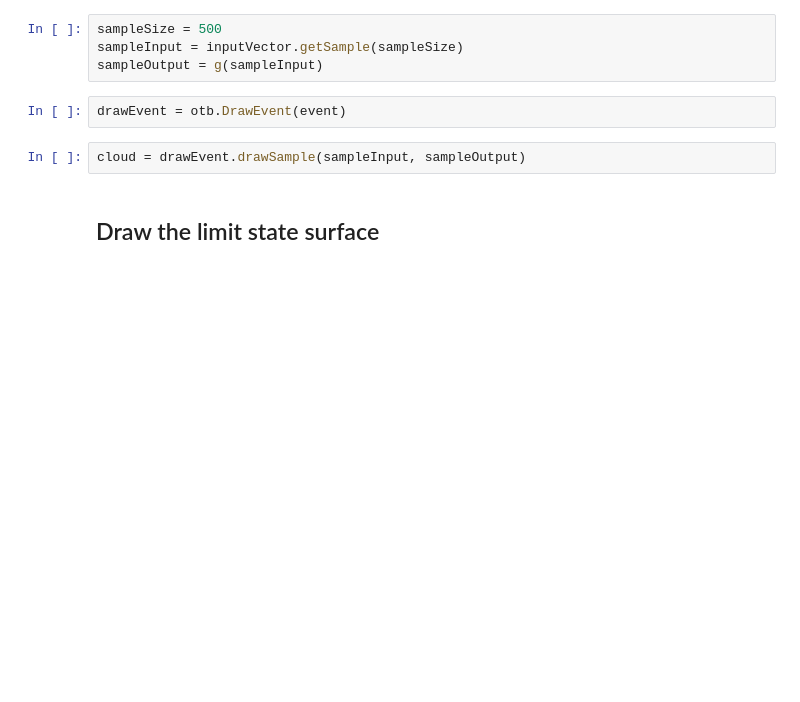
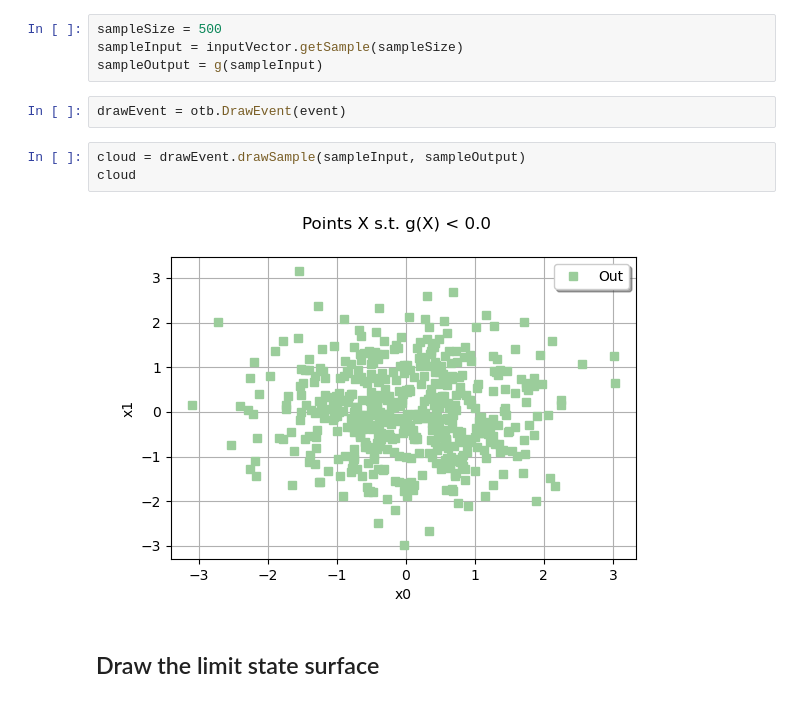
Before and after one commit to openturns/otbenchmark, a Jupyter notebook: examples/four-branch-serial-system-Waarts.ipynb, the cells around one changed output. Saved outputs shown, nothing was run; the diff lists cells and outputs as text; blank space fills up the shorter version.

```diff
--- a/examples/four-branch-serial-system-Waarts.ipynb
+++ b/examples/four-branch-serial-system-Waarts.ipynb
@@ -42,6 +42,9 @@ sampleOutput = g(sampleInput)
 drawEvent = otb.DrawEvent(event)
 # %%
 cloud = drawEvent.drawSample(sampleInput, sampleOutput)
+cloud
+# %% [output]
+[figure, added]
 # %% [markdown]
 ## Draw the limit state surface
 # %%
```
Also changed, not shown: parts of 2 cells of this notebook, 8 other files.
